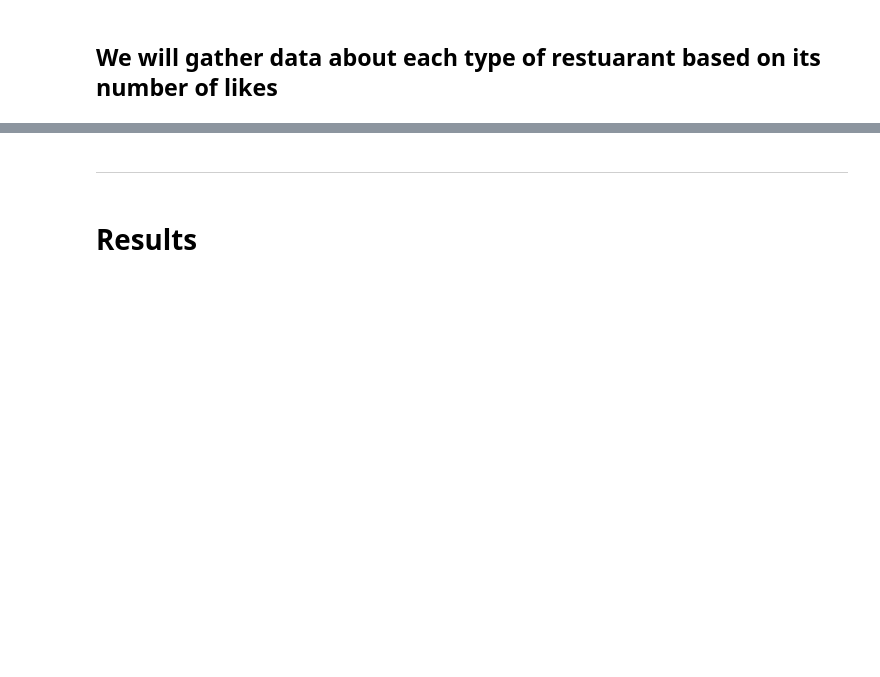
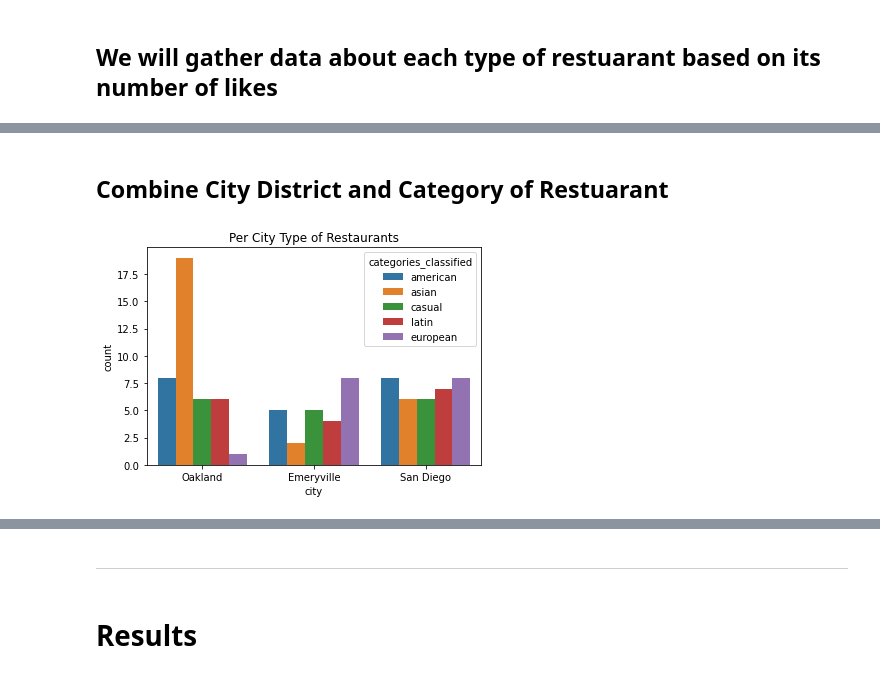
Before and after one commit to HunterKane/Coursera_Capstone.-, a Jupyter notebook: Battle of the Neighborhoods week 4 (Part 2).ipynb, the cells around one changed output, grey strips where cells are left out. Saved outputs shown, nothing was run; the diff lists cells and outputs as text; code cells hidden in the pictures; blank space fills up the shorter version.

```diff
--- a/Battle of the Neighborhoods week 4 (Part 2).ipynb
+++ b/Battle of the Neighborhoods week 4 (Part 2).ipynb
@@ -400,0 +649,7 @@ raw_dataset['likes'].mean()
+# %% [markdown]
+## Combine City District and Category of Restuarant
+# %%
+sns.countplot(x = 'city', hue = 'categories_classified', data = raw_dataset)
+plt.title('Per City Type of Restaurants');
+# %% [output]
+[figure, added]
```
Also changed, not shown: parts of 55 cells of this notebook.
